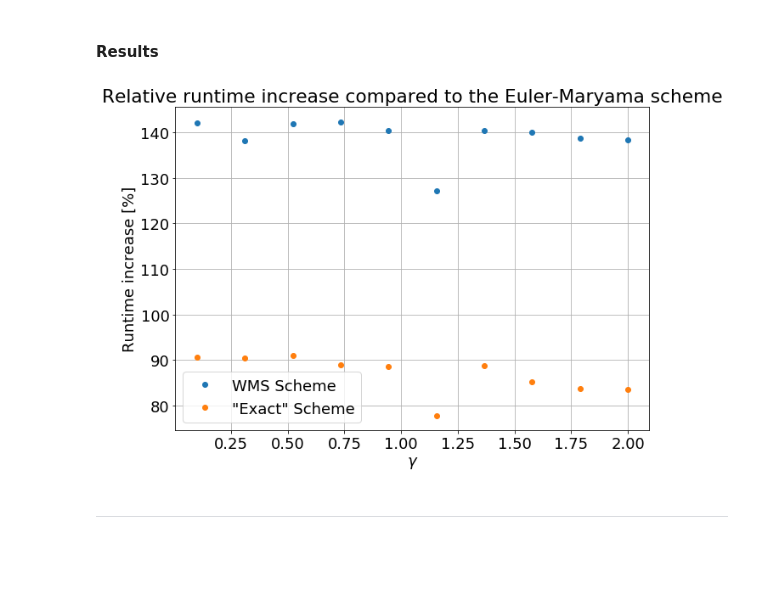
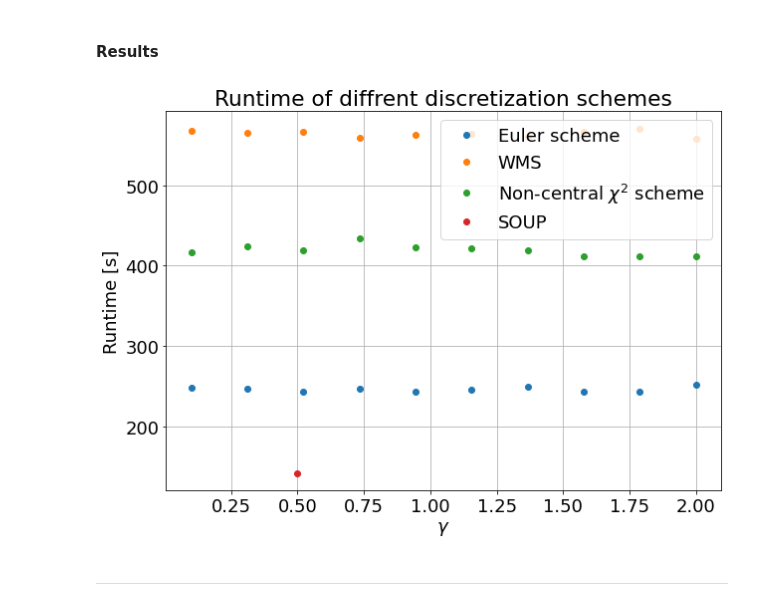
Before and after one commit to baskayj/Boundary-behavior-in-stochastic-differential-equations-used-in-Finance, a Jupyter notebook: CIR_Boundary_Project.ipynb, the cells around one changed output. Drawn from its saved outputs; the diff is of its cells as text; code cells hidden in the pictures; blank space fills up the shorter version.

```diff
--- a/CIR_Boundary_Project.ipynb
+++ b/CIR_Boundary_Project.ipynb
@@ -380,11 +318,6 @@ def CIR_Prcss_mp(X0,dt,T,kappa,theta,sigma,**kwargs):
       return R
 # %%
 # MISC. FUNCTIONS
-
-def print_log(string):
-  logs = open(f"{DATA_PATH}logs.txt","a")
-  logs.write(string)
-  logs.close()
 
 def sort(R):
   c0 = 0
@@ -409,6 +342,21 @@ def Richardson(c0,h,n):
     r = (np.power(t,n)*c0[i+1]-c0[i])/(np.power(t,n)-1)
     R.append(r)
   return min(R)
+
+#Some analytical functions
+def f(x): #PDF of OU process
+  return np.sqrt(2/(np.pi*4*(1-np.exp(-1)))) * np.exp((-1)*(2/4)*(np.power(x-np.sqrt(0.5)*np.exp(-0.5),2)/(1-np.exp(-1))))
+
+def g(x): #PDF of SOUP
+  return (1/0.705206)*(0.5)*(1/np.sqrt(x))*np.sqrt(2/(np.pi*4*(1-np.exp(-1)))) * np.exp((-1)*(2/4)*(np.power(np.sqrt(x)-np.sqrt(0.5)*np.exp(-0.5),2)/(1-np.exp(-1))))
+
+from scipy.special import erf
+def G(x): #CDF of SOUP
+  return 0.205206 -0.5 * erf(0.381437 -0.889375*np.sqrt(x))
+
+from scipy.special import erfinv
+def Ginv(x): #Inverse of CDF
+  return (1.26424*(erfinv(0.410412 -2*x)-0.381437)**2)
 # %% [markdown]
 ---
 ---
@@ -416,7 +364,7 @@ def Richardson(c0,h,n):
 ## 1.) Runtime Comparison
 # %%
 #Number of generated trajectories
-mc_rep = 1000
+mc_rep = 10000
 # %% [markdown]
 ### As a function of $\gamma$
 # %%
@@ -611,26 +612,28 @@ The experiment finished in 8 minutes and 4.009076833724976 seconds.
 # %%
 #Calculating the relative increase in runtime
-for i in range(len(t_WMS)):
-  t_WMS[i] = ((t_WMS[i]/t_euler[i])-1)*100
-
-for i in range(len(t_Exact)):
-  t_Exact[i] = ((t_Exact[i]/t_euler[i])-1)*100
+#for i in range(len(t_WMS)):
+#  t_WMS[i] = ((t_WMS[i]/t_euler[i])-1)*100
+#
+#for i in range(len(t_Exact)):
+#  t_Exact[i] = ((t_Exact[i]/t_euler[i])-1)*100
 # %% [markdown]
 #### Results
 # %%
 gammas = np.linspace(0.1,2,10)
 
 plt.figure(figsize=(10,7))
-plt.plot(gammas,t_WMS,"o", label = "WMS Scheme")
-plt.plot(gammas,t_Exact,"o", label = "\"Exact\" Scheme")
+plt.plot(gammas,t_euler,"o", label = "Euler scheme")
+plt.plot(gammas,t_WMS,"o", label = "WMS")
+plt.plot(gammas,t_Exact,"o", label = "Non-central $\chi^2$ scheme")
+plt.plot(0.5,t_SOUP[0],"o", label = "SOUP")
 
-plt.title("Relative runtime increase compared to the Euler-Maryama scheme")
-plt.legend()
+plt.title("Runtime of different discretization schemes")
+plt.legend(loc = "upper right")
 plt.xlabel("$\gamma$")
-plt.ylabel("Runtime increase [%]")
+plt.ylabel("Runtime [s]")
 plt.grid()
 # %% [output]
-[figure, old version]
+[figure, new version]
 # %% [markdown]
 ---
 # %% [markdown]
```
Also changed, not shown: parts of 77 cells of this notebook.
